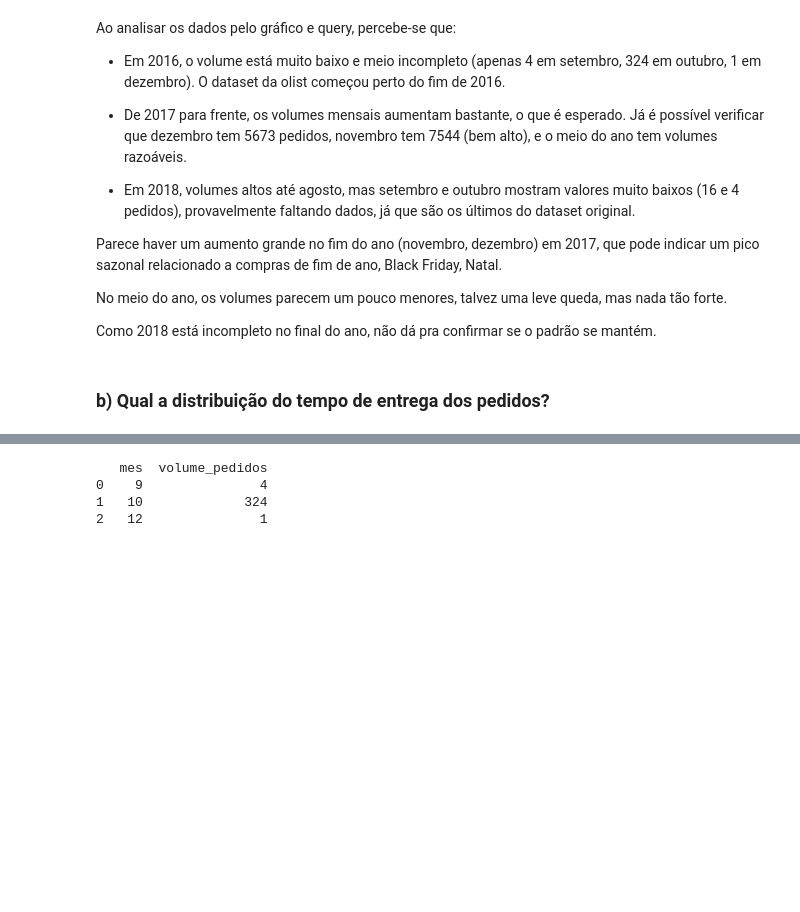
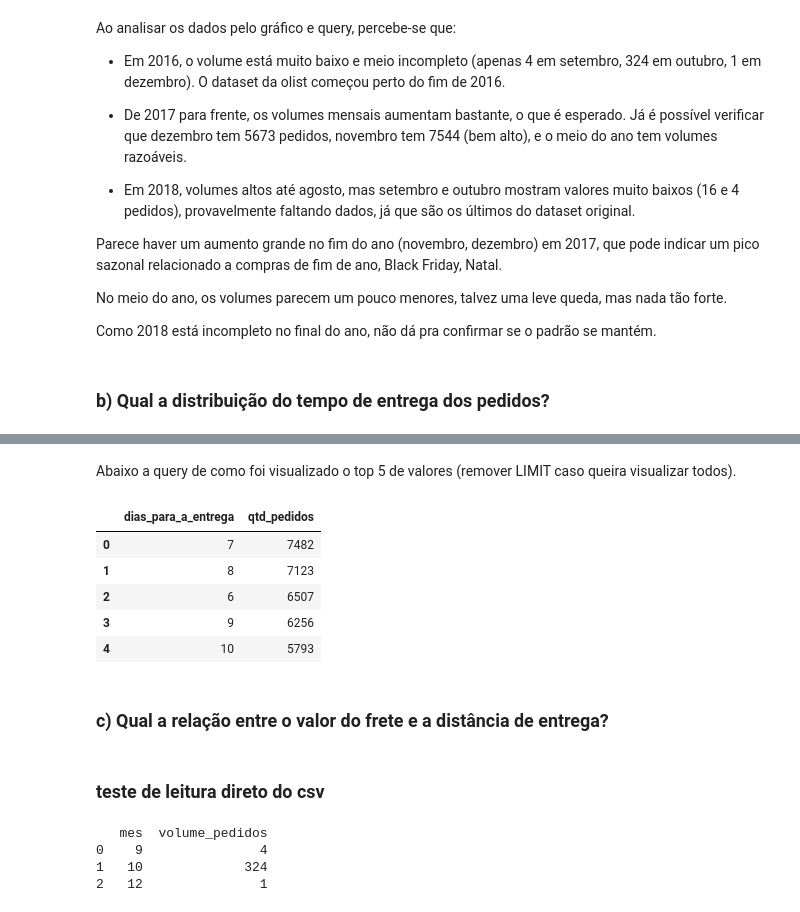
Before and after one commit to diunkz/TriggoAI-DataEngineering-DataOps-Challenge, a Jupyter notebook: triggoai_challenge.ipynb, the cells around one changed output, grey strips where cells are left out. Drawn from its saved outputs; the diff is of its cells as text; code cells hidden in the pictures; blank space fills up the shorter version.

```diff
--- a/triggoai_challenge.ipynb
+++ b/triggoai_challenge.ipynb
@@ -706,3 +727,37 @@ plt.show()
+# %% [markdown]
+Abaixo a query de como foi visualizado o top 5 de valores (remover LIMIT caso queira visualizar todos).
+# %%
+con = duckdb.connect()
+
+query = """
+SELECT
+  CAST(order_delivered_customer_date AS DATE) - CAST(order_purchase_timestamp AS DATE) AS dias_para_a_entrega,
+  COUNT(*) AS qtd_pedidos
+FROM orders_df
+WHERE order_delivered_customer_date IS NOT NULL
+  AND order_purchase_timestamp IS NOT NULL
+  AND order_delivered_customer_date >= order_purchase_timestamp
+GROUP BY dias_para_a_entrega
+HAVING COUNT(*) > 10
+ORDER BY qtd_pedidos DESC
+LIMIT 5;
+"""
+
+top_5_df = con.execute(query).df()
+con.close()
+
+top_5_df
+# %% [output]
+|  | dias_para_a_entrega | qtd_pedidos |
+| 0 | 7 | 7482 |
+| 1 | 8 | 7123 |
+| 2 | 6 | 6507 |
+| 3 | 9 | 6256 |
+| 4 | 10 | 5793 |
+# %% [markdown]
+### c) Qual a relação entre o valor do frete e a distância de entrega?
+# %% [markdown]
+### teste de leitura direto do csv
 # %%
 ### teste de leitura direto do csv
 
```
Also changed, not shown: parts of 13 cells of this notebook.
